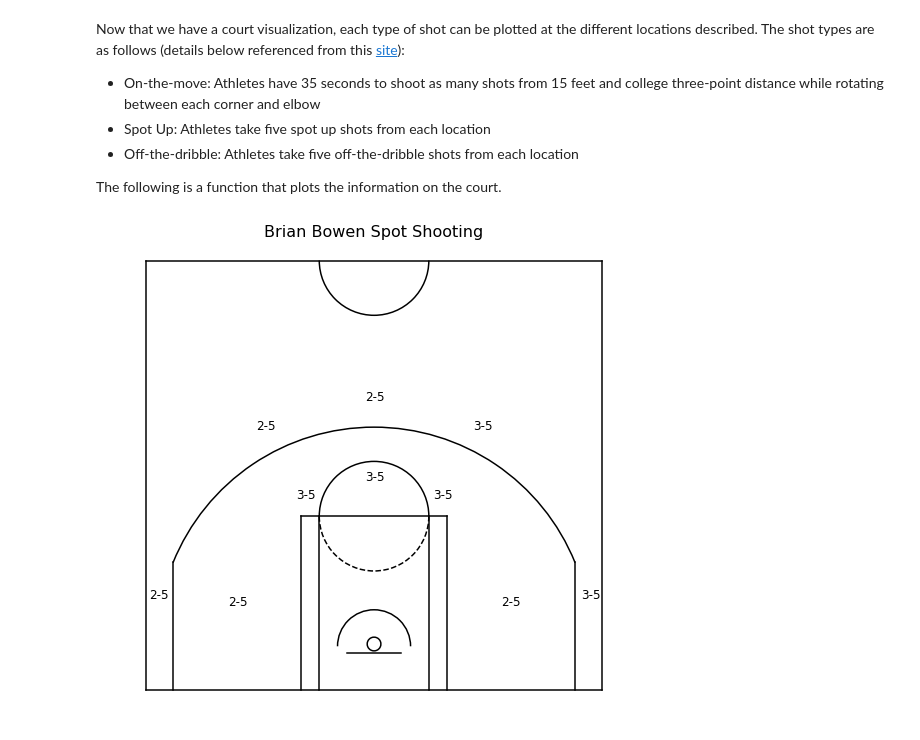
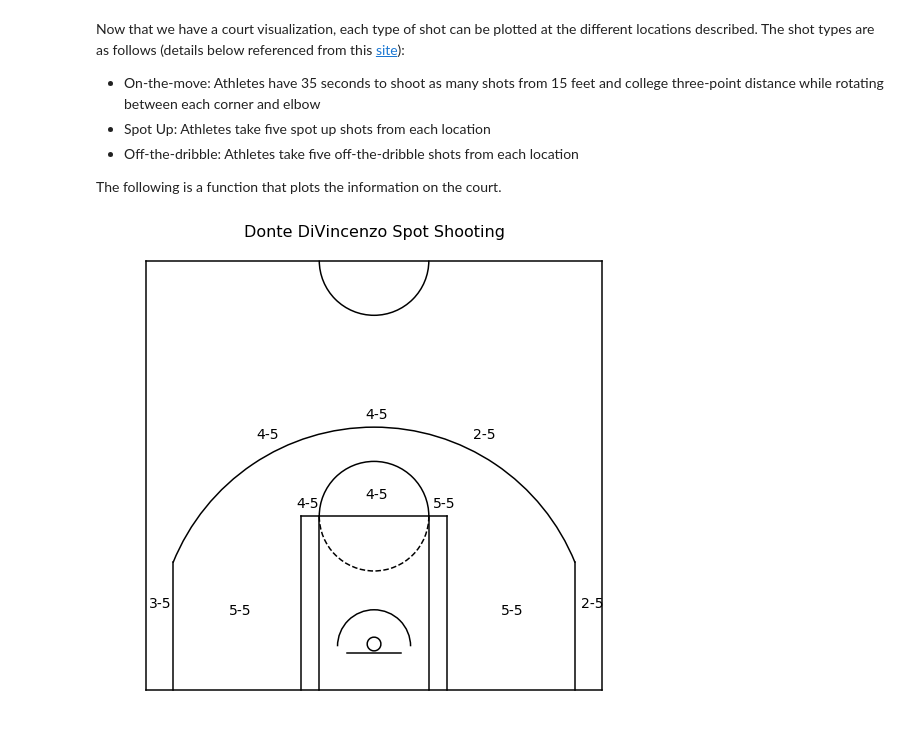
Before and after one commit to basketballrelativity/draft_combine, a Jupyter notebook: draft_combine.ipynb, the cells around one changed output. Drawn from its saved outputs; the diff is of its cells as text; code cells hidden in the pictures.

```diff
--- a/draft_combine.ipynb
+++ b/draft_combine.ipynb
@@ -531,5 +556,6 @@ def plot_shooting_results(shot_type, shot_df, player_id):
     return fig, axis
 # %%
-court, court_axis = plot_shooting_results('SPOT', shots_df, 1628968)
+court, court_axis = plot_shooting_results('SPOT', shots_df, 1628978)
+court
 # %% [output]
-[figure, old version]
+[figure, new version]
```
Also changed, not shown: parts of 8 cells of this notebook, 1 other file.
